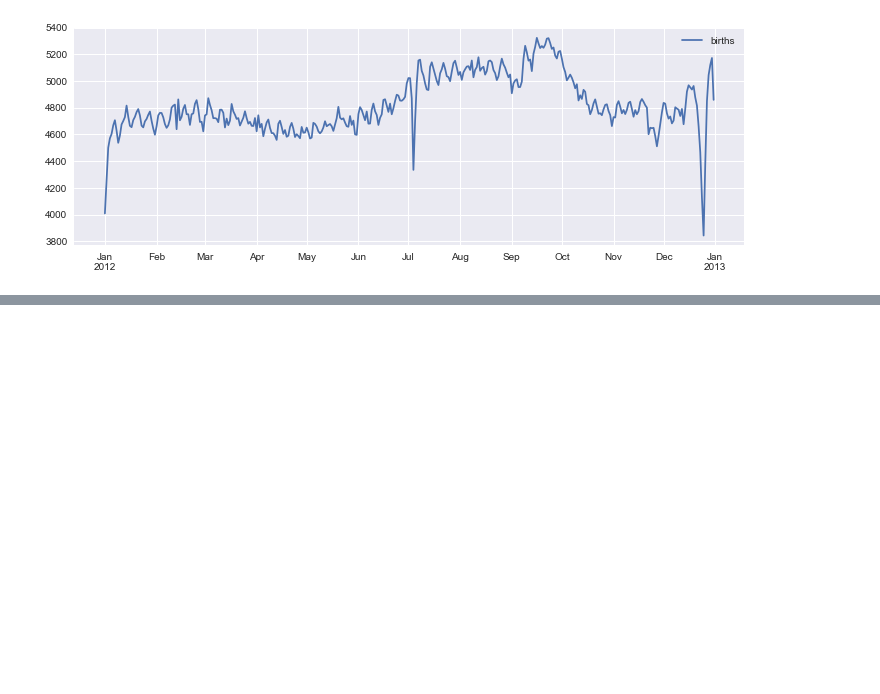
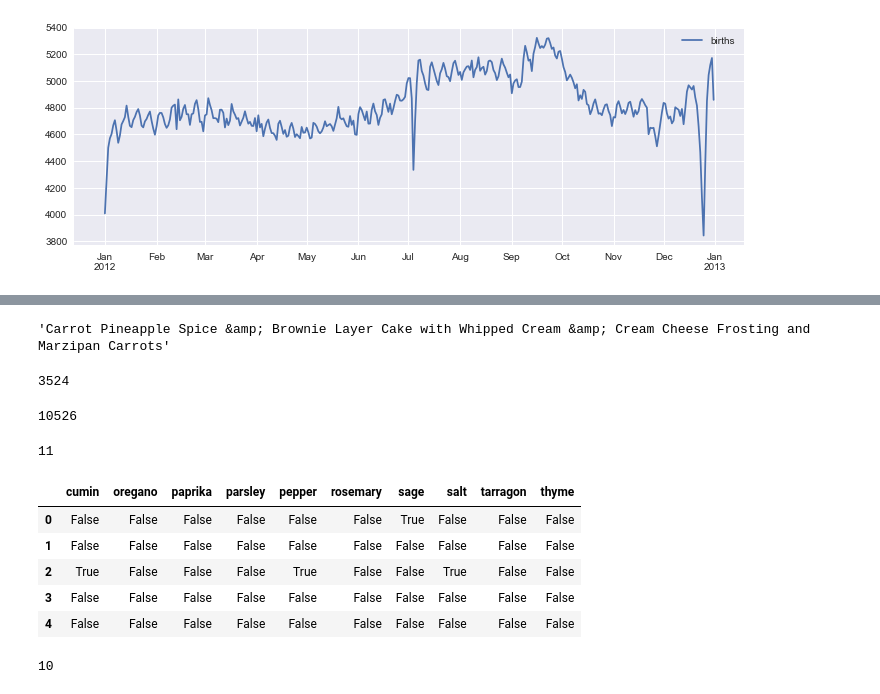
Before and after one commit to Razor-87/vanderplas-pdsh, a Jupyter notebook: Chapter [3.2].ipynb, the cells around one changed output, grey strips where cells are left out. Saved outputs shown, nothing was run; the diff lists cells and outputs as text; code cells hidden in the pictures; blank space fills up the shorter version.

```diff
--- a/Chapter [3.2].ipynb
+++ b/Chapter [3.2].ipynb
@@ -515,0 +545,3 @@ births_by_date.plot(ax=ax);
+# %%
+data = ['peter', 'Paul', None, 'MARY', 'gUIDO']
+[s.capitalize() for s in data]
@@ -515,0 +682,4 @@ births_by_date.plot(ax=ax);
+# %%
+with open('recipeitems-latest.json') as f:
+    line = f.readline()
+pd.read_json(line).shape
@@ -515,0 +688,9 @@ births_by_date.plot(ax=ax);
+# %%
+# read the entire file into a Python array
+with open('recipeitems-latest.json', 'r', encoding='utf8') as f:
+    # Extract each line
+    data = (line.strip() for line in f)
+    # Reformat so each line is the element of a list
+    data_json = "[{0}]".format(','.join(data))
+# read the result as a JSON
+recipes = pd.read_json(data_json)
@@ -515,0 +734,36 @@ births_by_date.plot(ax=ax);
+# %%
+recipes.name[np.argmax(recipes.ingredients.str.len())]
+# %% [output]
+'Carrot Pineapple Spice &amp; Brownie Layer Cake with Whipped Cream &amp; Cream Cheese Frosting and Marzipan Carrots'
+# %%
+recipes.description.str.contains('[Bb]reakfast').sum()
+# %% [output]
+3524
+# %%
+recipes.ingredients.str.contains('[Cc]innamon').sum()
+# %% [output]
+10526
+# %%
+recipes.ingredients.str.contains('[Cc]inamon').sum()
+# %% [output]
+11
+# %%
+spice_list = ['salt', 'pepper', 'oregano', 'sage', 'parsley',
+              'rosemary', 'tarragon', 'thyme', 'paprika', 'cumin']
+# %%
+import re
+spice_df = pd.DataFrame(dict((spice, recipes.ingredients.str.contains(spice, re.IGNORECASE))
+                             for spice in spice_list))
+spice_df.head()
+# %% [output]
+|  | cumin | oregano | paprika | parsley | pepper | rosemary | sage | salt | tarragon | thyme |
+| 0 | False | False | False | False | False | False | True | False | False | False |
+| 1 | False | False | False | False | False | False | False | False | False | False |
+| 2 | True | False | False | False | True | False | False | True | False | False |
+| 3 | False | False | False | False | False | False | False | False | False | False |
+| 4 | False | False | False | False | False | False | False | False | False | False |
+# %%
+selection = spice_df.query('parsley & paprika & tarragon')
+len(selection)
+# %% [output]
+10
```
Also changed, not shown: parts of 23 cells of this notebook.
